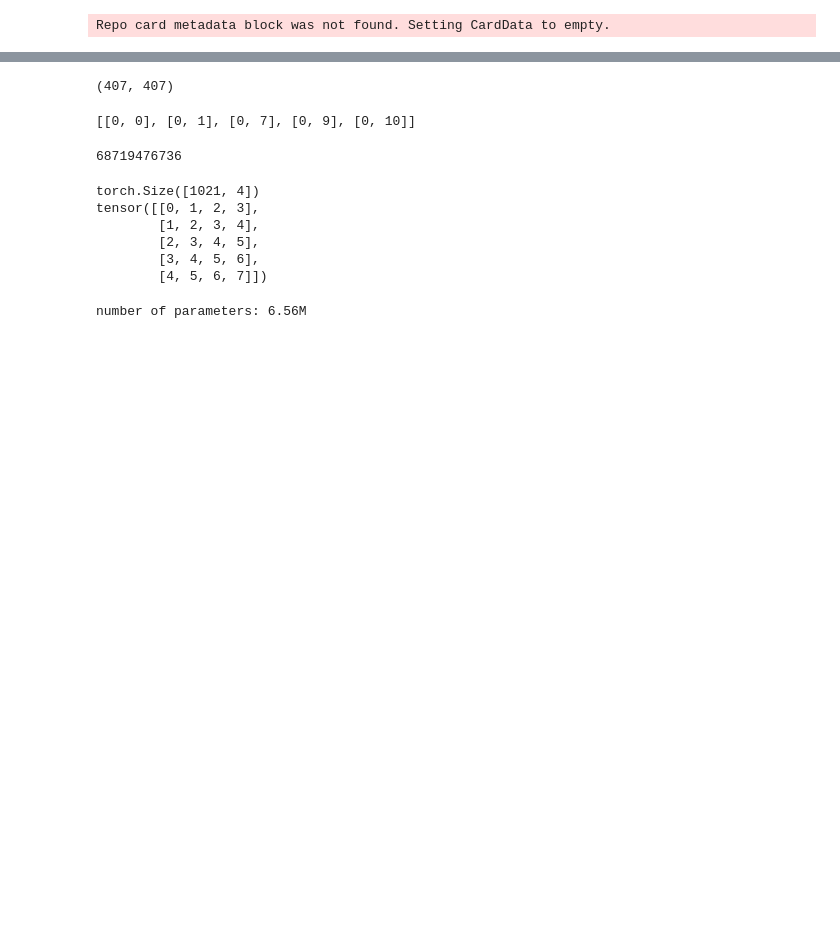
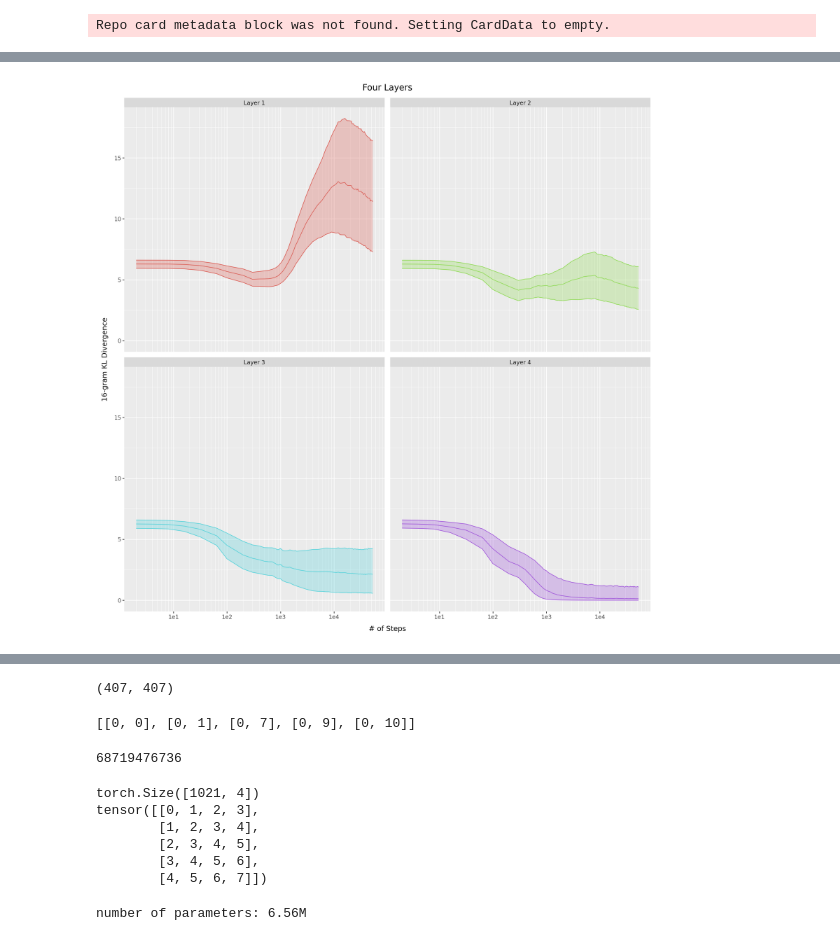
Before and after one commit to dashstander/ngram-markov, a Jupyter notebook: ngram_model.ipynb, the cells around one changed output, grey strips where cells are left out. Drawn from its saved outputs; the diff is of its cells as text; code cells hidden in the pictures; blank space fills up the shorter version.

```diff
--- a/ngram_model.ipynb
+++ b/ngram_model.ipynb
@@ -272,2 +586,0 @@ ngrams = create_ngrams(batch.cpu(), n)
-# %%
-counts = torch.tensor(index.batch_count_next(ngrams.reshape(-1, 2).numpy(), 511), dtype=torch.float32)
@@ -292,0 +652,14 @@ ActivationCache with keys ['hook_embed', 'hook_pos_embed', 'blocks.0.hook_resid_
+# %%
+# Extract the row indices, column indices, and values
+row_indices = torch.from_numpy(ngram_distribution.row).long()
+col_indices = torch.from_numpy(ngram_distribution.col).long()
+values = torch.from_numpy(ngram_distribution.data).to(torch.float32)
+
+# Create a PyTorch sparse COO tensor
+sparse_tensor = torch.sparse_coo_tensor(
+    indices=torch.stack([row_indices, col_indices]),
+    values=values,
+    size=ngram_distribution.shape
+)
+# %%
+ngrams = sparse_tensor.to('cuda')
@@ -312,0 +830,3 @@ tensor([[[-0.0781,  0.0035, -0.0117,  ..., -0.0562, -0.0224,  0.0281],
+# %%
+ngram_data4 = {n : pl.scan_parquet(f'kl_divs/layers4/{n}gram_kl_layers.parquet') for n in range(1, 17)}
+ngram_data8 = {n : pl.scan_parquet(f'kl_divs/layers8/{n}gram_kl_layers.parquet') for n in range(1, 21)}
@@ -312,0 +889,33 @@ tensor([[[-0.0781,  0.0035, -0.0117,  ..., -0.0562, -0.0224,  0.0281],
+# %%
+from plotnine import geom_ribbon
+
+n = 16
+df = (
+    ngram_data4[n]
+    .group_by(['layers', 'steps'])
+    .agg(
+        kl_mean = pl.col('value').mean(),
+        kl_med = pl.col('value').median(),
+        kl_std = pl.col('value').std(),
+        kl10 = pl.col('value').quantile(0.10),
+        kl25 = pl.col('value').quantile(0.25),
+        kl75 = pl.col('value').quantile(0.75),
+        kl90 = pl.col('value').quantile(0.90),
+        kl_min = pl.col('value').min(),
+        kl_max = pl.col('value').max(),
+    )
+    .with_columns(layer_named = 'Layer ' + pl.col('layers'))
+    .collect()
+)
+
+(
+    ggplot(df.filter(pl.col('layers').ne('0')), aes(x='steps', y='kl_med', ymin='kl25', ymax='kl75', fill='layer_named', color='layer_named'))
+    + geom_line(show_legend=False)
+    + geom_ribbon(alpha=0.3, show_legend=False)
+    + scale_x_log10()
+    + facet_wrap('~layer_named')
+    + labs(x = '# of Steps', y = f'{n}-gram KL Divergence', title='Four Layers')
+    + theme(figure_size = (12, 12))
+)
+# %% [output]
+[figure, added]
```
Also changed, not shown: parts of 78 cells of this notebook, 2 other files.
